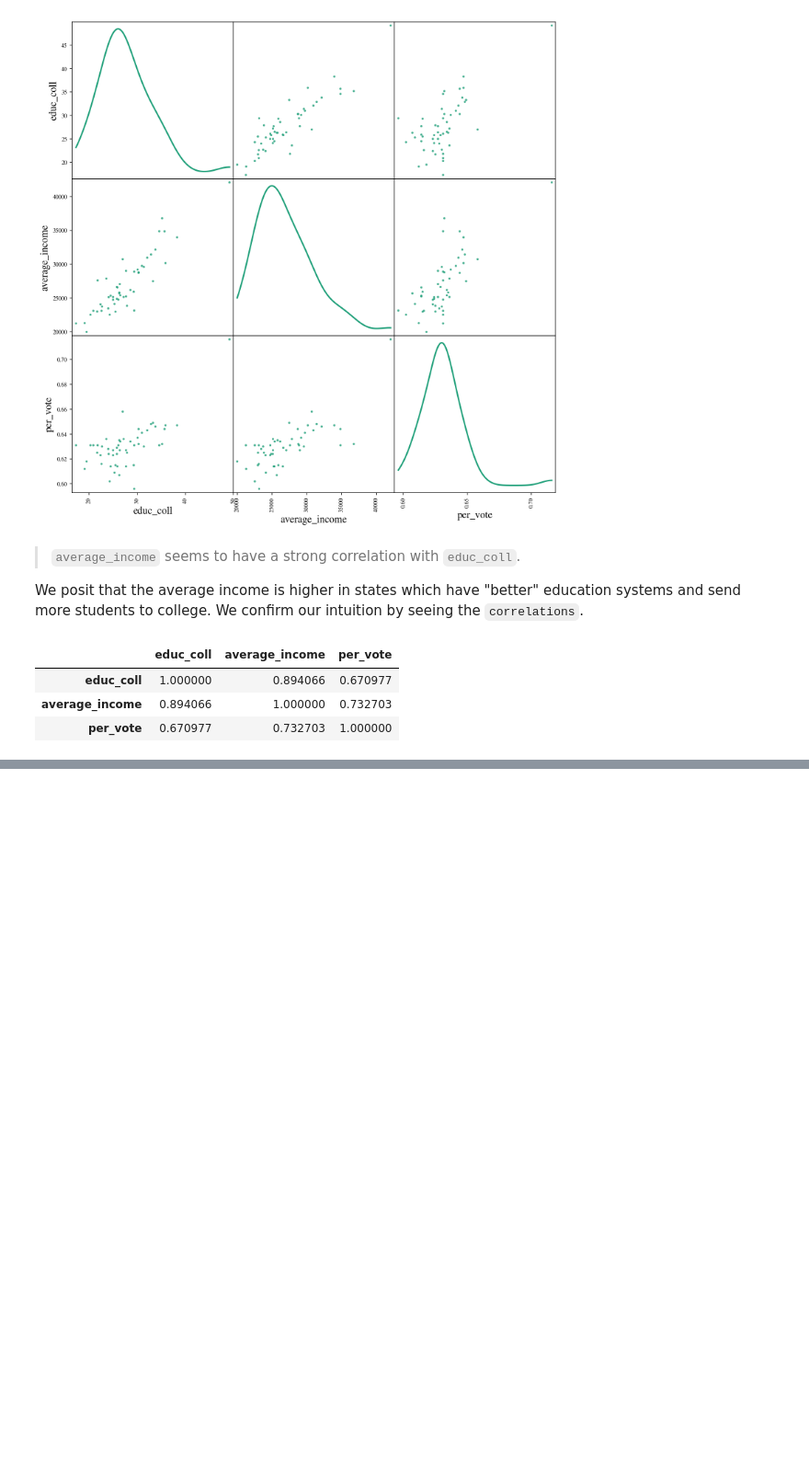
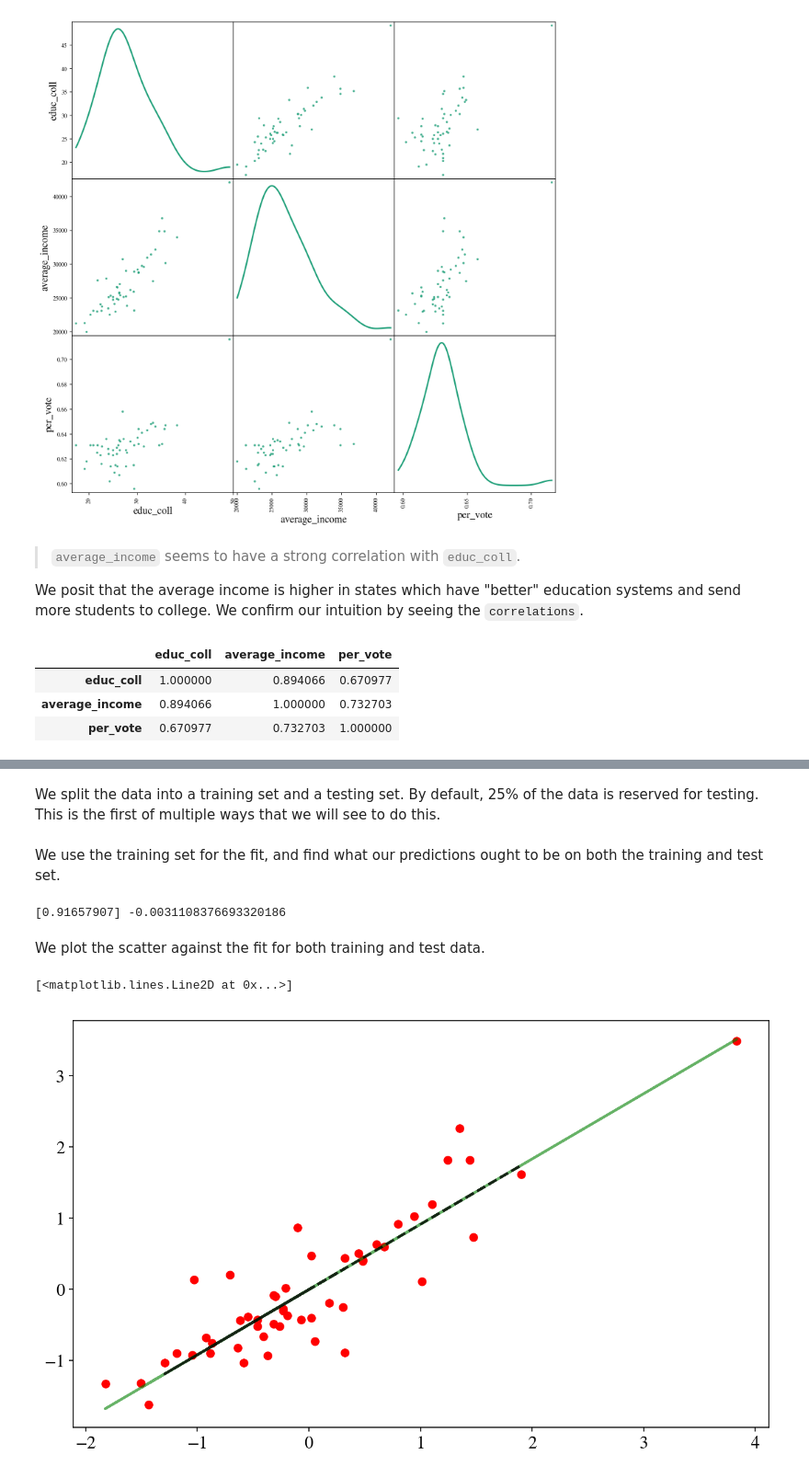
Before and after one commit to joaoDragado/quickstart_guides, a Jupyter notebook: Regression_PCA_via_sklearn/Lab4_user.ipynb, the cells around one changed output, grey strips where cells are left out. Shown at 92% size. Saved outputs shown, nothing was run; the diff lists cells and outputs as text; code cells hidden in the pictures; blank space fills up the shorter version.

```diff
--- a/Regression_PCA_via_sklearn/Lab4_user.ipynb
+++ b/Regression_PCA_via_sklearn/Lab4_user.ipynb
@@ -123,0 +129,4 @@ choice.corr()
+# %%
+from sklearn.linear_model import LinearRegression
+X_norm = (choice - choice.mean(axis=0))/ choice.std(axis=0)
+X_norm.head()
@@ -123,0 +141,28 @@ choice.corr()
+# %% [markdown]
+We split the data into a training set and a testing set. By default, 25% of the data is reserved for testing. This is the first of multiple ways that we will see to do this.
+# %%
+from sklearn.model_selection import train_test_split
+
+X_train, X_test, y_train, y_test = train_test_split(X_norm[['educ_coll']],
+                                                    X_norm.average_income)
+# %% [markdown]
+We use the training set for the fit, and find what our predictions ought to be on both the training and test set.
+# %%
+clf1 = LinearRegression()
+# fit model
+clf1.fit(X_train, y_train)
+# predict train & test
+predicted_train = clf1.predict(X_train)
+predicted_test = clf1.predict(X_test)
+print(clf1.coef_, clf1.intercept_)
+# %% [output]
+[0.91657907] -0.0031108376693320186
+# %% [markdown]
+We plot the scatter against the fit for both training and test data.
+# %%
+plt.scatter(X_norm.educ_coll, X_norm.average_income,c='r')
+plt.plot(X_train, predicted_train, c='g', alpha=0.6)
+plt.plot(X_test, predicted_test, '--k', alpha=0.8)
+# %% [output]
+[<matplotlib.lines.Line2D at 0x...>]
+[figure, added]
```
Also changed, not shown: parts of 19 cells of this notebook, 7 other files.
